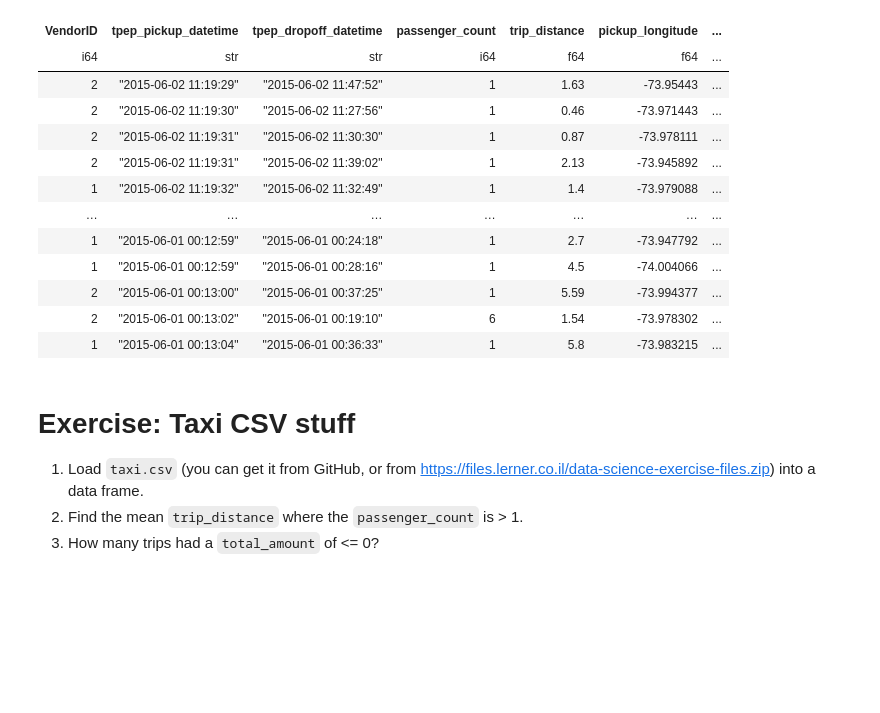
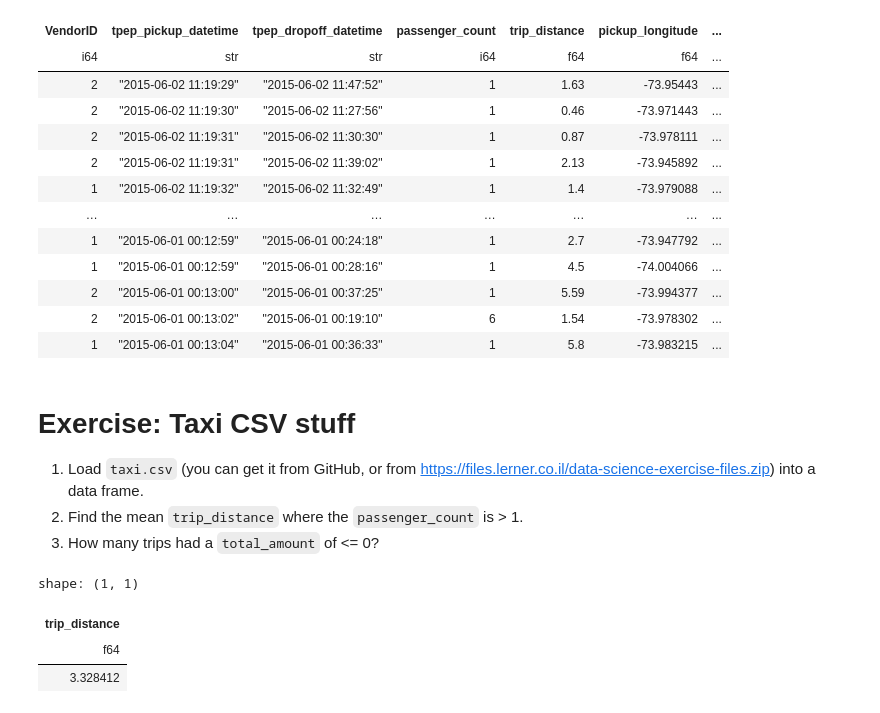
Before and after one commit to opagani/2024-08Aug-25-polars, a Jupyter notebook: LernerPython - 2024-08Aug-25-polars.ipynb, the cells around one changed output. Drawn from its saved outputs; the diff is of its cells as text; code cells hidden in the pictures; blank space fills up the shorter version.

```diff
--- a/LernerPython - 2024-08Aug-25-polars.ipynb
+++ b/LernerPython - 2024-08Aug-25-polars.ipynb
@@ -844,4 +844,21 @@ shape: (9_999, 19)
 # %%
 filename = 'taxi.csv'
 
-df = pl.read_csv(filename,
+df = pl.read_csv(filename, infer_schema_length=10000)
+# %%
+# find the mean trip_distance where passenger_count is > 1
+
+(
+    df
+    .filter(    # keep only those rows where passenger_count > 1
+        pl.col('passenger_count') > 1
+    ).select(   # keep only the trip_distance column
+        pl.col('trip_distance')
+    )
+    .mean()
+)
+# %% [output]
+shape: (1, 1)
+| trip_distance |
+| f64 |
+| 3.328412 |
```
